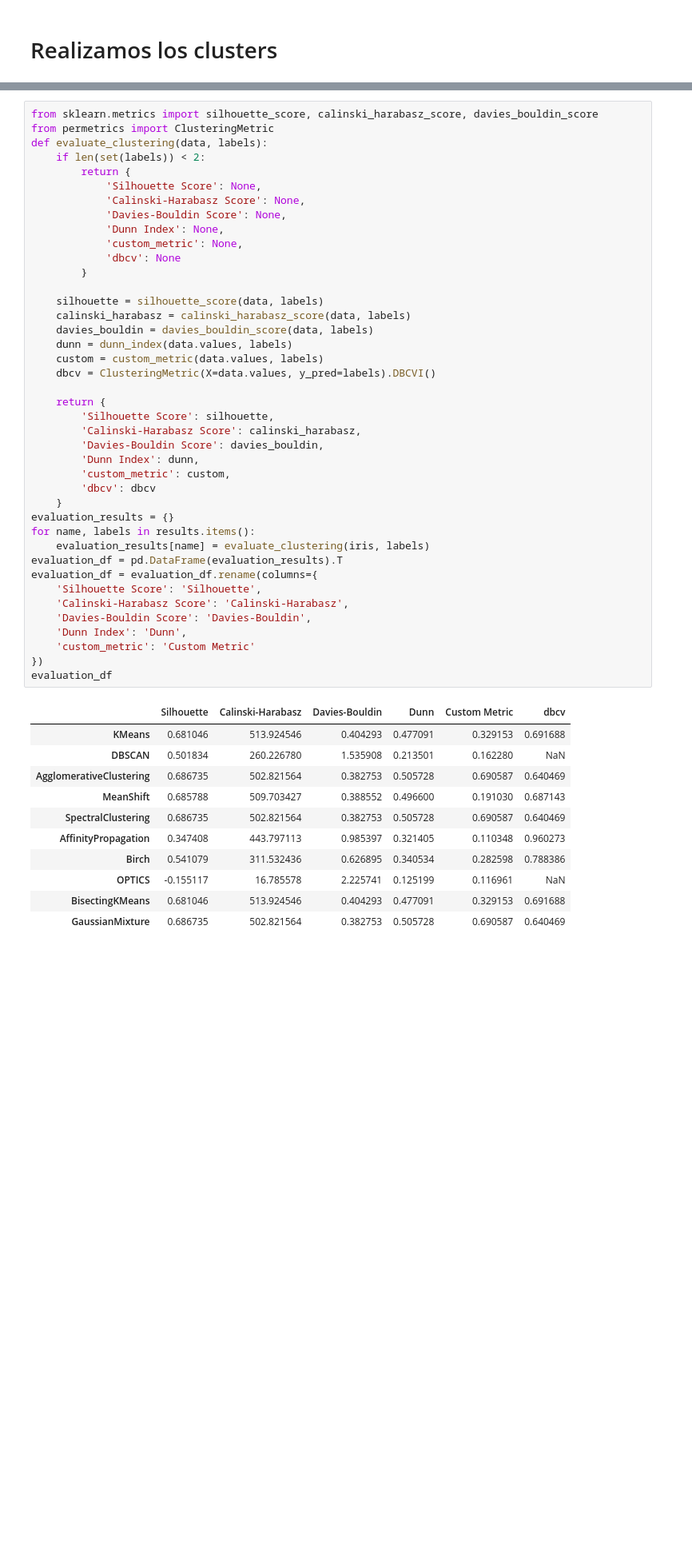
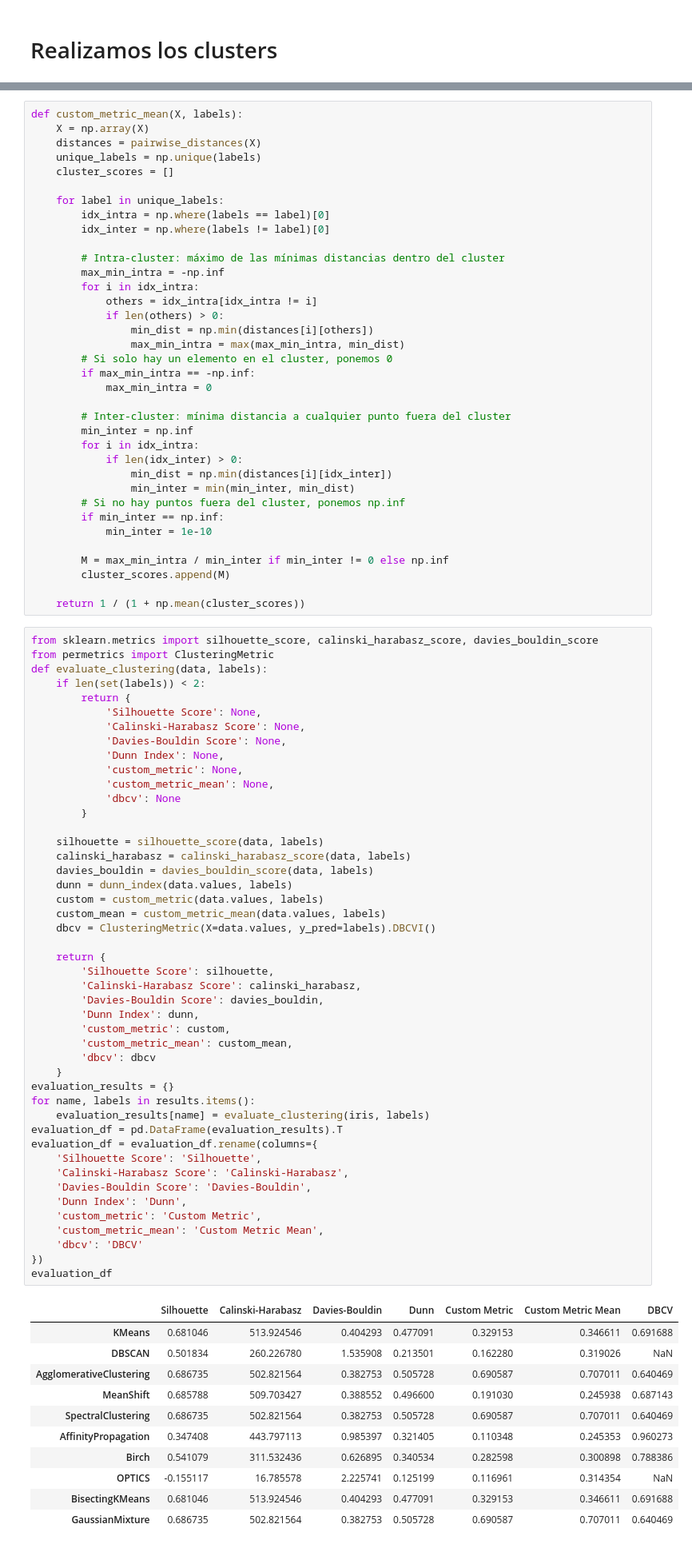
Before and after one commit to DR-Barros/Trabajo-dirigido-clustering, a Jupyter notebook: experimento/real/exp_iris.ipynb, the cells around one changed output, grey strips where cells are left out. Shown at 80% size. Saved outputs shown, nothing was run; the diff lists cells and outputs as text; blank space fills up the shorter version.

Commit message:
se agrega un promedio de la metrica para cada cluster

```diff
--- a/experimento/real/exp_iris.ipynb
+++ b/experimento/real/exp_iris.ipynb
@@ -110,6 +110,42 @@ def custom_metric(X, labels):
 
     M = max_min_intra / min_inter if min_inter != 0 else np.inf
     return 1 /( 1 + M)
+# %%
+def custom_metric_mean(X, labels):
+    X = np.array(X)
+    distances = pairwise_distances(X)
+    unique_labels = np.unique(labels)
+    cluster_scores = []
+
+    for label in unique_labels:
+        idx_intra = np.where(labels == label)[0]
+        idx_inter = np.where(labels != label)[0]
+
+        # Intra-cluster: máximo de las mínimas distancias dentro del cluster
+        max_min_intra = -np.inf
+        for i in idx_intra:
+            others = idx_intra[idx_intra != i]
+            if len(others) > 0:
+                min_dist = np.min(distances[i][others])
+                max_min_intra = max(max_min_intra, min_dist)
+        # Si solo hay un elemento en el cluster, ponemos 0
+        if max_min_intra == -np.inf:
+            max_min_intra = 0
+
+        # Inter-cluster: mínima distancia a cualquier punto fuera del cluster
+        min_inter = np.inf
+        for i in idx_intra:
+            if len(idx_inter) > 0:
+                min_dist = np.min(distances[i][idx_inter])
+                min_inter = min(min_inter, min_dist)
+        # Si no hay puntos fuera del cluster, ponemos np.inf
+        if min_inter == np.inf:
+            min_inter = 1e-10
+
+        M = max_min_intra / min_inter if min_inter != 0 else np.inf
+        cluster_scores.append(M)
+
+    return 1 / (1 + np.mean(cluster_scores))
 # %%
 from sklearn.metrics import silhouette_score, calinski_harabasz_score, davies_bouldin_score
 from permetrics import ClusteringMetric
@@ -121,48 +157,53 @@ def evaluate_clustering(data, labels):
             'Davies-Bouldin Score': None,
             'Dunn Index': None,
             'custom_metric': None,
+            'custom_metric_mean': None,
             'dbcv': None
         }
 
     silhouette = silhouette_score(data, labels)
     calinski_harabasz = calinski_harabasz_score(data, labels)
     davies_bouldin = davies_bouldin_score(data, labels)
     dunn = dunn_index(data.values, labels)
     custom = custom_metric(data.values, labels)
+    custom_mean = custom_metric_mean(data.values, labels)
     dbcv = ClusteringMetric(X=data.values, y_pred=labels).DBCVI()
 
     return {
         'Silhouette Score': silhouette,
         'Calinski-Harabasz Score': calinski_harabasz,
         'Davies-Bouldin Score': davies_bouldin,
         'Dunn Index': dunn,
         'custom_metric': custom,
+        'custom_metric_mean': custom_mean,
         'dbcv': dbcv
     }
 evaluation_results = {}
 for name, labels in results.items():
     evaluation_results[name] = evaluate_clustering(iris, labels)
 evaluation_df = pd.DataFrame(evaluation_results).T
 evaluation_df = evaluation_df.rename(columns={
     'Silhouette Score': 'Silhouette',
     'Calinski-Harabasz Score': 'Calinski-Harabasz',
     'Davies-Bouldin Score': 'Davies-Bouldin',
     'Dunn Index': 'Dunn',
-    'custom_metric': 'Custom Metric'
+    'custom_metric': 'Custom Metric',
+    'custom_metric_mean': 'Custom Metric Mean',
+    'dbcv': 'DBCV'
 })
 evaluation_df
 # %% [output]
-|  | Silhouette | Calinski-Harabasz | Davies-Bouldin | Dunn | Custom Metric | dbcv |
-| KMeans | 0.681046 | 513.924546 | 0.404293 | 0.477091 | 0.329153 | 0.691688 |
-| DBSCAN | 0.501834 | 260.226780 | 1.535908 | 0.213501 | 0.162280 | NaN |
-| AgglomerativeClustering | 0.686735 | 502.821564 | 0.382753 | 0.505728 | 0.690587 | 0.640469 |
-| MeanShift | 0.685788 | 509.703427 | 0.388552 | 0.496600 | 0.191030 | 0.687143 |
-| SpectralClustering | 0.686735 | 502.821564 | 0.382753 | 0.505728 | 0.690587 | 0.640469 |
-| AffinityPropagation | 0.347408 | 443.797113 | 0.985397 | 0.321405 | 0.110348 | 0.960273 |
-| Birch | 0.541079 | 311.532436 | 0.626895 | 0.340534 | 0.282598 | 0.788386 |
-| OPTICS | -0.155117 | 16.785578 | 2.225741 | 0.125199 | 0.116961 | NaN |
-| BisectingKMeans | 0.681046 | 513.924546 | 0.404293 | 0.477091 | 0.329153 | 0.691688 |
-| GaussianMixture | 0.686735 | 502.821564 | 0.382753 | 0.505728 | 0.690587 | 0.640469 |
+|  | Silhouette | Calinski-Harabasz | Davies-Bouldin | Dunn | Custom Metric | Custom Metric Mean | DBCV |
+| KMeans | 0.681046 | 513.924546 | 0.404293 | 0.477091 | 0.329153 | 0.346611 | 0.691688 |
+| DBSCAN | 0.501834 | 260.226780 | 1.535908 | 0.213501 | 0.162280 | 0.319026 | NaN |
+| AgglomerativeClustering | 0.686735 | 502.821564 | 0.382753 | 0.505728 | 0.690587 | 0.707011 | 0.640469 |
+| MeanShift | 0.685788 | 509.703427 | 0.388552 | 0.496600 | 0.191030 | 0.245938 | 0.687143 |
+| SpectralClustering | 0.686735 | 502.821564 | 0.382753 | 0.505728 | 0.690587 | 0.707011 | 0.640469 |
+| AffinityPropagation | 0.347408 | 443.797113 | 0.985397 | 0.321405 | 0.110348 | 0.245353 | 0.960273 |
+| Birch | 0.541079 | 311.532436 | 0.626895 | 0.340534 | 0.282598 | 0.300898 | 0.788386 |
+| OPTICS | -0.155117 | 16.785578 | 2.225741 | 0.125199 | 0.116961 | 0.314354 | NaN |
+| BisectingKMeans | 0.681046 | 513.924546 | 0.404293 | 0.477091 | 0.329153 | 0.346611 | 0.691688 |
+| GaussianMixture | 0.686735 | 502.821564 | 0.382753 | 0.505728 | 0.690587 | 0.707011 | 0.640469 |
 # %%
 #elige los mejores 3 resultados ponderando el orden de cada métrica
 def weighted_score(row):
```
